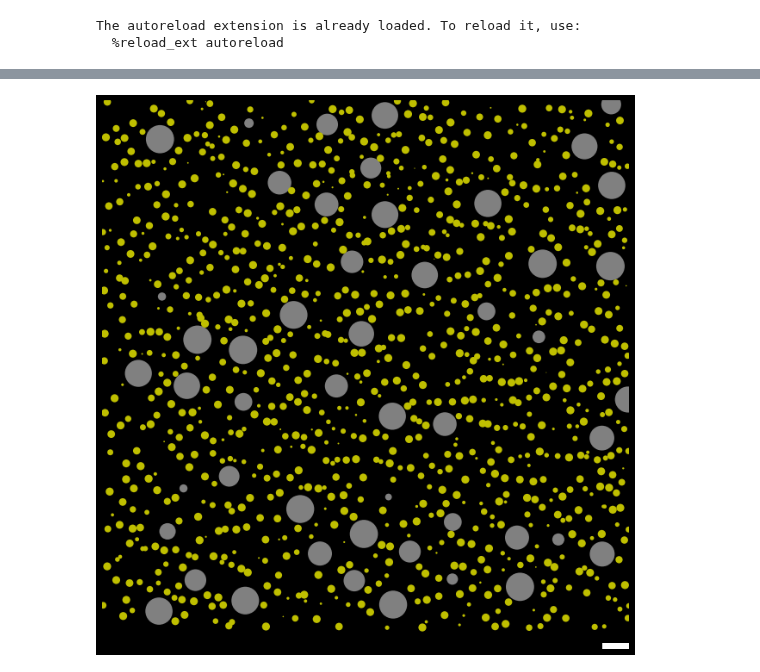
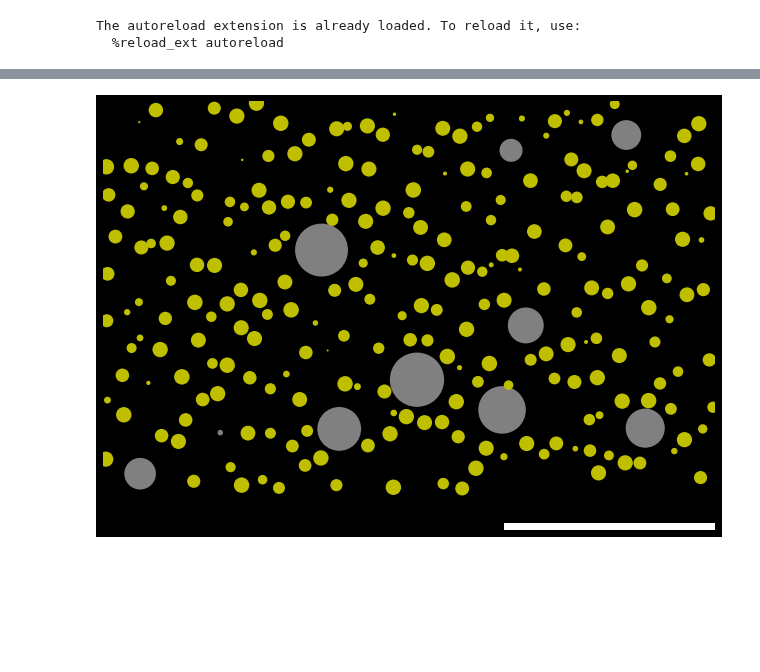
Before and after one commit to CNS-OIST/pycabnn, a Jupyter notebook: docs/fig_POPGEN/plot_pop_gen_figures.ipynb, the cells around one changed output, grey strips where cells are left out. Cells and saved outputs as stored; diff of their text form; code cells hidden in the pictures; blank space fills up the shorter version.

```diff
--- a/docs/fig_POPGEN/plot_pop_gen_figures.ipynb
+++ b/docs/fig_POPGEN/plot_pop_gen_figures.ipynb
@@ -12,12 +12,12 @@ import pds_plots as ppl
 The autoreload extension is already loaded. To reload it, use:
   %reload_ext autoreload
 # %%
-fname = "coords_20190613_3.npz"
+fname = "coords_20190614_1e.npz"
 f = np.load(fname)
 
 
 # bbox = [[0, 1500], [0-20, 700], [0, 200]]
-bbox = [[0, 500], [0-20, 500], [0, 200]]
+bbox = [[0, 300], [0-10, 200], [0, 200]]
 
 
 def limit_to_box(x, box):
@@ -36,11 +36,12 @@ def fix_coors(x):
 mf = f['mf']
 mf = fix_coors(mf)
 # %%
-bbox = bbox[:2]
+
+bbox2 = bbox[:2]
 
 plt.style.use('dark_background')
-ax = ppl.plot_mf_1(mf, bbox, 4, save=False)
-ax.plot([bbox[0][1]-100, bbox[0][1]], [bbox[1][0]+2.5, bbox[1][0]+2.5], 'w', linewidth=10)
+ax = ppl.plot_mf_1(mf, bbox2, 4, save=False)
+ax.plot([bbox2[0][1]-100, bbox2[0][1]], [bbox2[1][0]+2.5, bbox2[1][0]+2.5], 'w', linewidth=10)
 # ppl.plot_mf_2(mf, [1500, 700], save=True)
 plt.tight_layout()
 plt.savefig('mf.png', dpi=300/2.54)
@@ -50,11 +51,10 @@ plt.savefig('mf.png', dpi=300/2.54)
 # %%
-bbox = [[0, 500], [0-20, 500], [0, 200]]
 
 goc = f['goc']
 goc = fix_coors(goc)
 
 ax = ppl.plot_goc(goc, bbox, 100, 13.5)
-ax.plot([bbox[0][1]-20, bbox[0][1]], [bbox[1][0], bbox[1][0]], 'w', linewidth=15)
+ax.plot([bbox[0][1]-100, bbox[0][1]], [bbox[1][0], bbox[1][0]], 'w', linewidth=15)
 plt.savefig('goc.png', dpi=300/2.54)
 # %% [output]
 [interactive output not drawn]
@@ -62,15 +62,15 @@ plt.savefig('goc.png', dpi=300/2.54)
 # %%
 glo = f['glo']
 glo = fix_coors(glo)
 
 ax = ppl.plot_goc_glo((goc, 13.5), (glo, 7.6 / 2), bbox, 100)
-ax.plot([bbox[0][1]-20, bbox[0][1]], [bbox[1][0], bbox[1][0]], 'w', linewidth=15)
+ax.plot([bbox[0][1]-100, bbox[0][1]], [bbox[1][0], bbox[1][0]], 'w', linewidth=15)
 plt.savefig('goc+glo.png', dpi=300/2.54)
 #         plt.savefig('goc+glo.png', dpi=300
 # %% [output]
 [interactive output not drawn]
 [interactive output not drawn]
-[figure, old version]
+[figure, new version]
 # %%
 grc = f['grc_nop']
 grc = fix_coors(grc)
```
Also changed, not shown: parts of 7 cells of this notebook, 13 other files.
